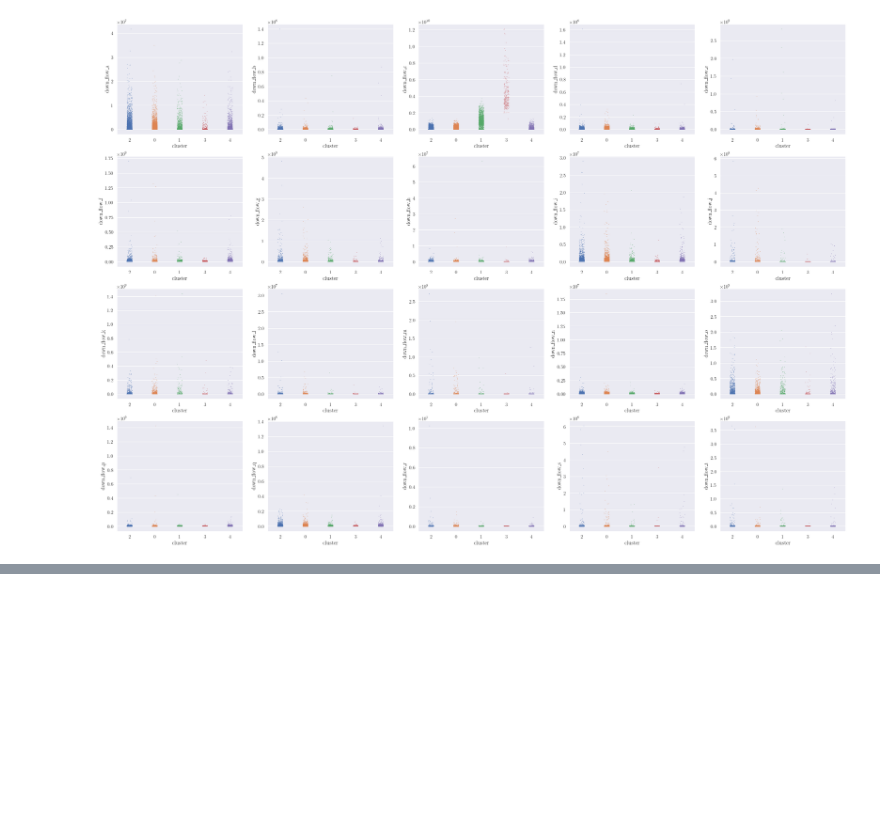
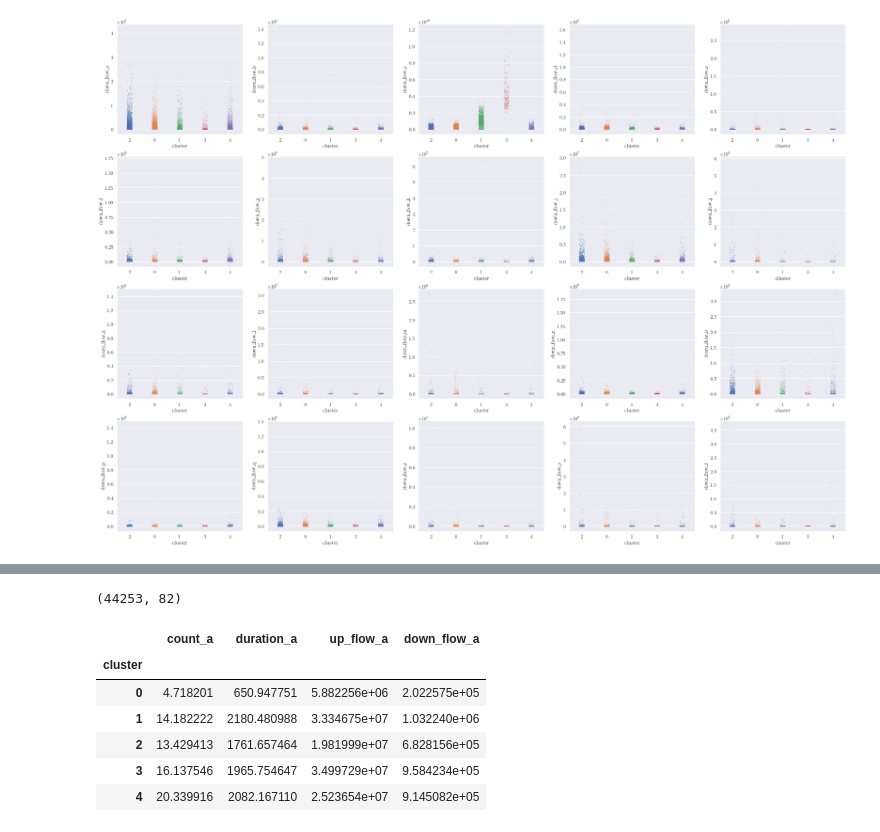
Before and after one commit to DURUII/Contest-DingTalkCup2-A, a Jupyter notebook: dr/3.3 用户画像.ipynb, the cells around one changed output, grey strips where cells are left out. Saved outputs shown, nothing was run; the diff lists cells and outputs as text; code cells hidden in the pictures; blank space fills up the shorter version.

```diff
--- a/dr/3.3 用户画像.ipynb
+++ b/dr/3.3 用户画像.ipynb
@@ -154,0 +188,4 @@ plt.savefig("../Thesis/figures/stripplot_down_flow_cluster.pdf",
+# %%
+features.shape
+# %% [output]
+(44253, 82)
@@ -154,0 +197,16 @@ plt.savefig("../Thesis/figures/stripplot_down_flow_cluster.pdf",
+# %%
+pt = features.drop(columns='uid').pivot_table(
+    index='cluster',
+    aggfunc=np.mean
+)
+
+c = 'a'
+pt[[f'count_{c}', f'duration_{c}', f'up_flow_{c}', f'down_flow_{c}']]
+# %% [output]
+|  | count_a | duration_a | up_flow_a | down_flow_a |
+| cluster |  |  |  |  |
+| 0 | 4.718201 | 650.947751 | 5.882256e+06 | 2.022575e+05 |
+| 1 | 14.182222 | 2180.480988 | 3.334675e+07 | 1.032240e+06 |
+| 2 | 13.429413 | 1761.657464 | 1.981999e+07 | 6.828156e+05 |
+| 3 | 16.137546 | 1965.754647 | 3.499729e+07 | 9.584234e+05 |
+| 4 | 20.339916 | 2082.167110 | 2.523654e+07 | 9.145082e+05 |
```
Also changed, not shown: parts of 10 cells of this notebook.
